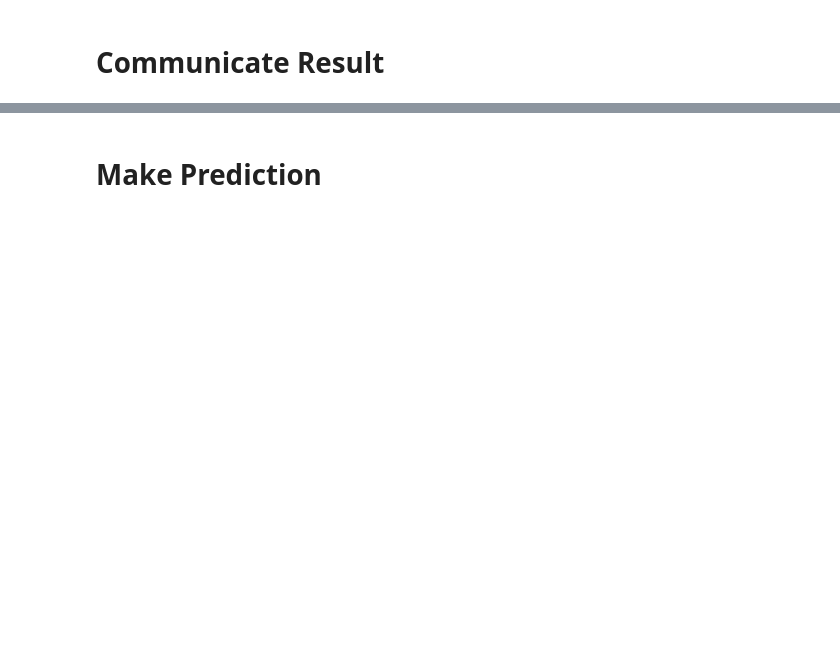
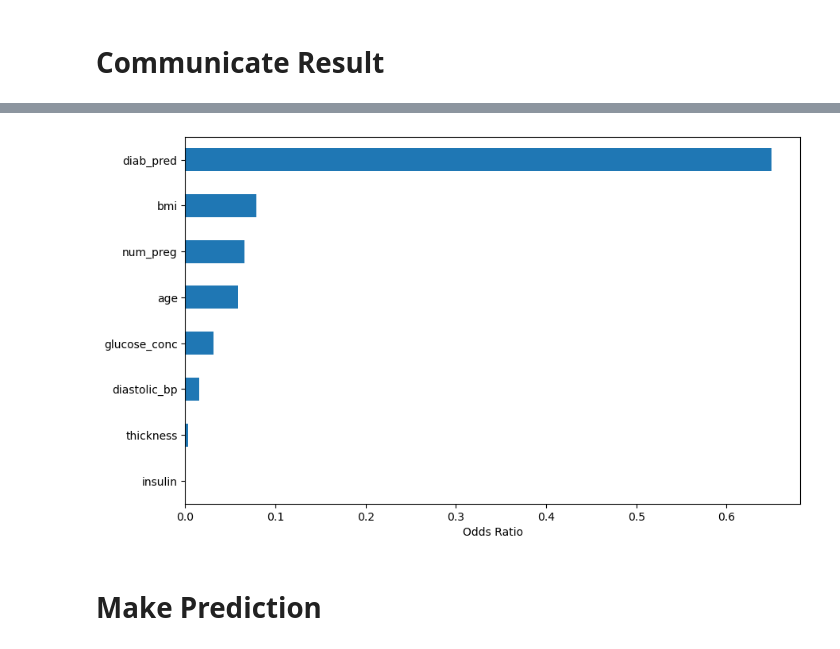
Before and after one commit to Alexpious/DIEBETICS-PREDICTION-USING-LOGISTIC-REGRESSION, a Jupyter notebook: Diabetes Prediction using Logistic Regression.ipynb, the cells around one changed output, grey strips where cells are left out. Saved outputs shown, nothing was run; the diff lists cells and outputs as text; code cells hidden in the pictures; blank space fills up the shorter version.

```diff
--- a/Diabetes Prediction using Logistic Regression.ipynb
+++ b/Diabetes Prediction using Logistic Regression.ipynb
@@ -133,3 +223,5 @@ odd_ratio = pd.Series(np.exp(importance) , index= X.columns ).sort_values()
+# %%
+feature_importance = pd.Series(importance, index=X.columns).abs().sort_values(ascending=False)
 # %%
 #Visualizing the odd ratio
 
@@ -140,3 +232,10 @@ plt.xlabel('Odds Ratio');
+# %%
+#Visualizing the odd ratio
+
+feature_importance.sort_values(ascending=True).plot(kind='barh', figsize=(10, 6))
+plt.xlabel('Odds Ratio');
+# %% [output]
+[figure, added]
 # %% [markdown]
 # Make Prediction
 # %%
```
Also changed, not shown: parts of 25 cells of this notebook.
